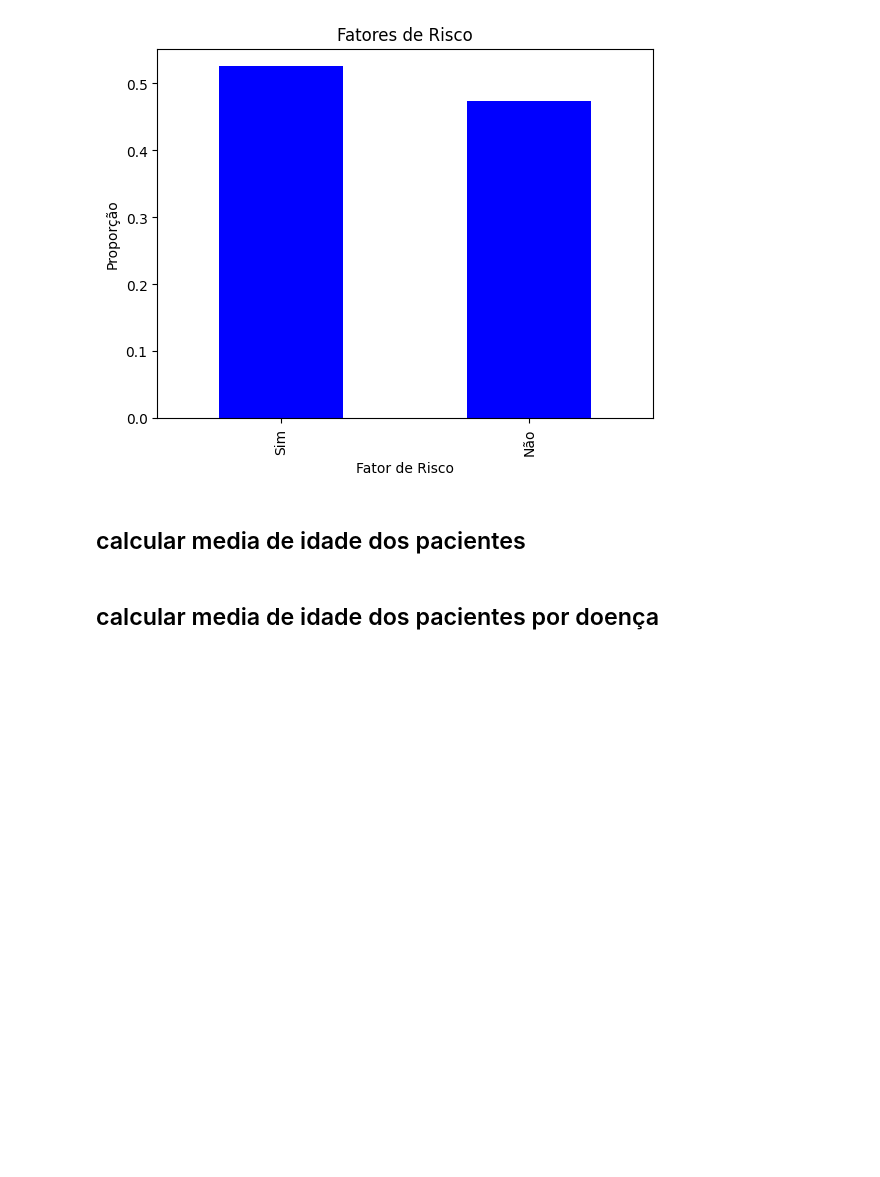
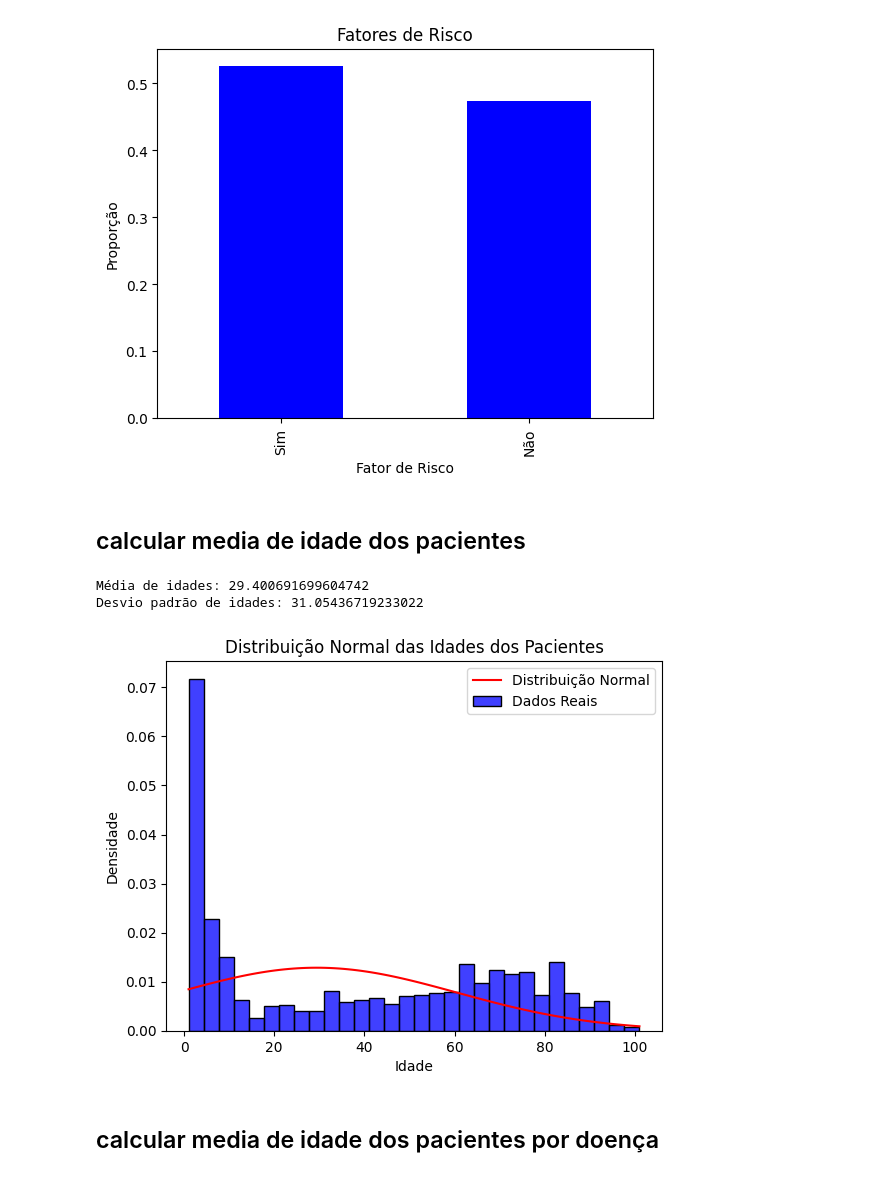
Before and after one commit to Gefft3/ecos-da-rota, a Jupyter notebook: plots.ipynb, the cells around one changed output. Saved outputs shown, nothing was run; the diff lists cells and outputs as text; code cells hidden in the pictures; blank space fills up the shorter version.

```diff
--- a/plots.ipynb
+++ b/plots.ipynb
@@ -84,7 +82,9 @@ def fator_risco(df):
 # %%
 def media_idade_pacientes(df):
     idades = df[df['TP_IDADE'] == 3]
-    return idades
+    media_idades = df['NU_IDADE_N'].mean()
+    dp_idades = df['NU_IDADE_N'].std()
+    return idades, media_idades, dp_idades
 # %%
 def media_idade_pacientes_por_doenca(df):
     pass
@@ -170,9 +191,29 @@ plt.show()
 # %% [markdown]
 ## calcular media de idade dos pacientes
 # %%
-df_idades, media_idades, = media_idade_pacientes(df_sivep)
-media_idade = df_idades['NU_IDADE_N'].mean()
-dp = df_idades['NU_IDADE_N'].std()
+df_idades, media_idades, dp_idades = media_idade_pacientes(df_sivep)
+
+valores_x = np.linspace(df_idades['NU_IDADE_N'].min(), df_idades['NU_IDADE_N'].max(), 100)
+valores_y = norm.pdf(valores_x, media_idades, dp_idades)
+# %%
+print(f'Média de idades: {media_idades}')
+print(f'Desvio padrão de idades: {dp_idades}')
+# %% [output]
+Média de idades: 29.400691699604742
+Desvio padrão de idades: 31.05436719233022
+# %%
+sns.histplot(df_idades['NU_IDADE_N'], kde=False, color='blue', stat='density', bins=30, label='Dados Reais')
+
+plt.plot(valores_x, valores_y, color='red', label='Distribuição Normal')
+
+plt.title('Distribuição Normal das Idades dos Pacientes')
+plt.xlabel('Idade')
+plt.ylabel('Densidade')
+plt.legend()
+
+plt.show()
+# %% [output]
+[figure, added]
 # %% [markdown]
 ## calcular media de idade dos pacientes por doença
 # %% [markdown]
```
Also changed, not shown: parts of 4 cells of this notebook.
